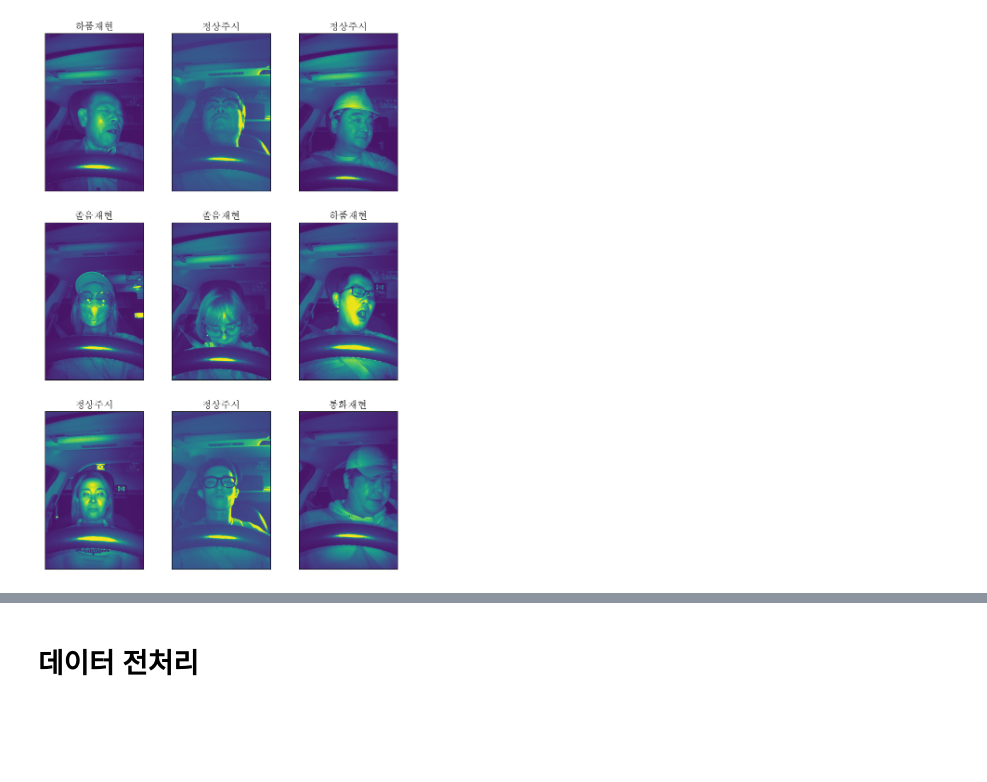
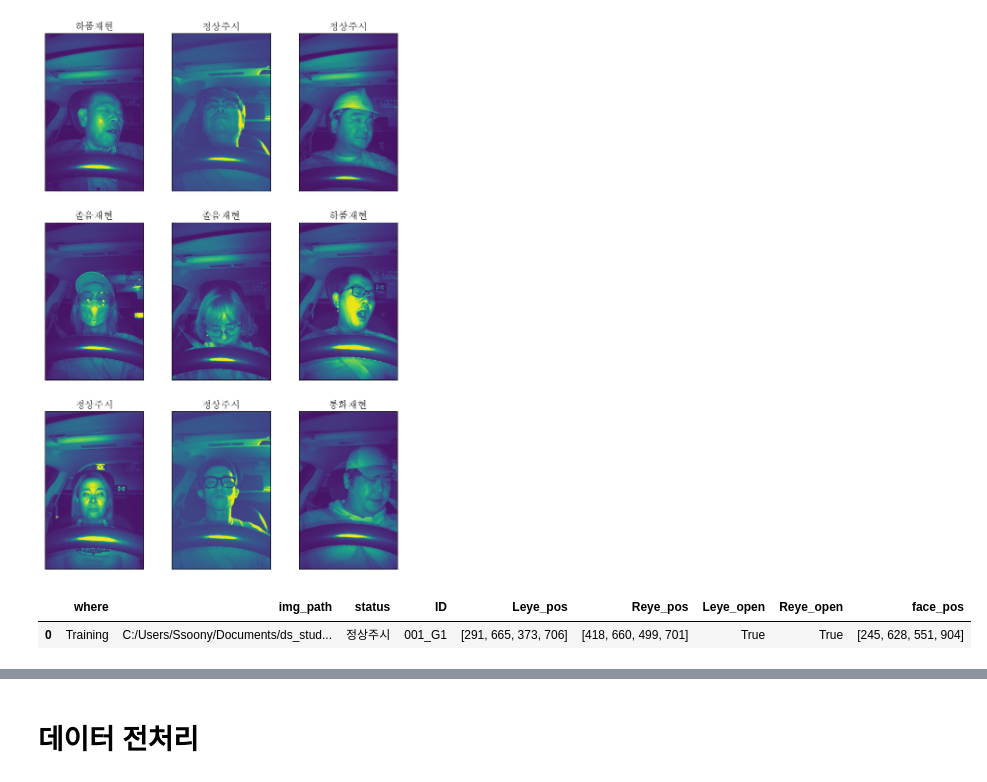
Before and after one commit to gityangwoo/DL_user_sleep_classifier, a Jupyter notebook: data_load.ipynb, the cells around one changed output, grey strips where cells are left out. Drawn from its saved outputs; the diff is of its cells as text; code cells hidden in the pictures; blank space fills up the shorter version.

```diff
--- a/data_load.ipynb
+++ b/data_load.ipynb
@@ -62,0 +84,5 @@ plt.show()
+# %%
+data_last.head(1)
+# %% [output]
+|  | where | img_path | status | ID | Leye_pos | Reye_pos | Leye_open | Reye_open | face_pos |
+| 0 | Training | C:/Users/Ssoony/Documents/ds_stud... | 정상주시 | 001_G1 | [291, 665, 373, 706] | [418, 660, 499, 701] | True | True | [245, 628, 551, 904] |
```
Also changed, not shown: parts of 12 cells of this notebook.
